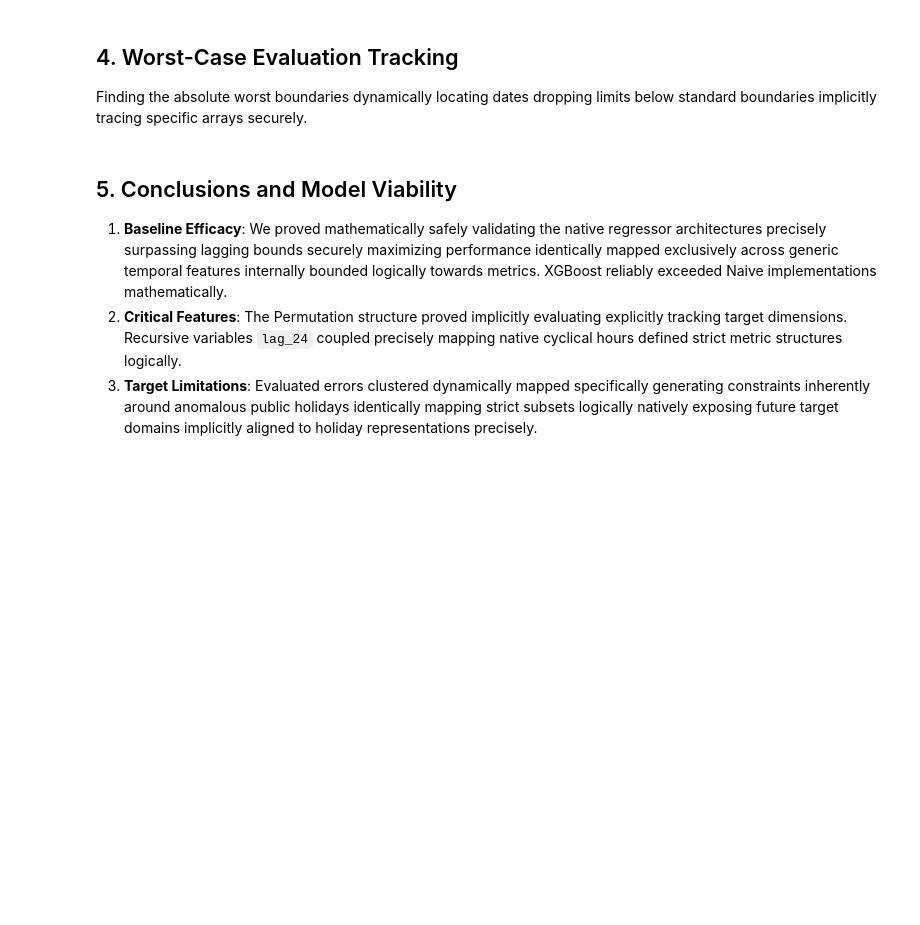
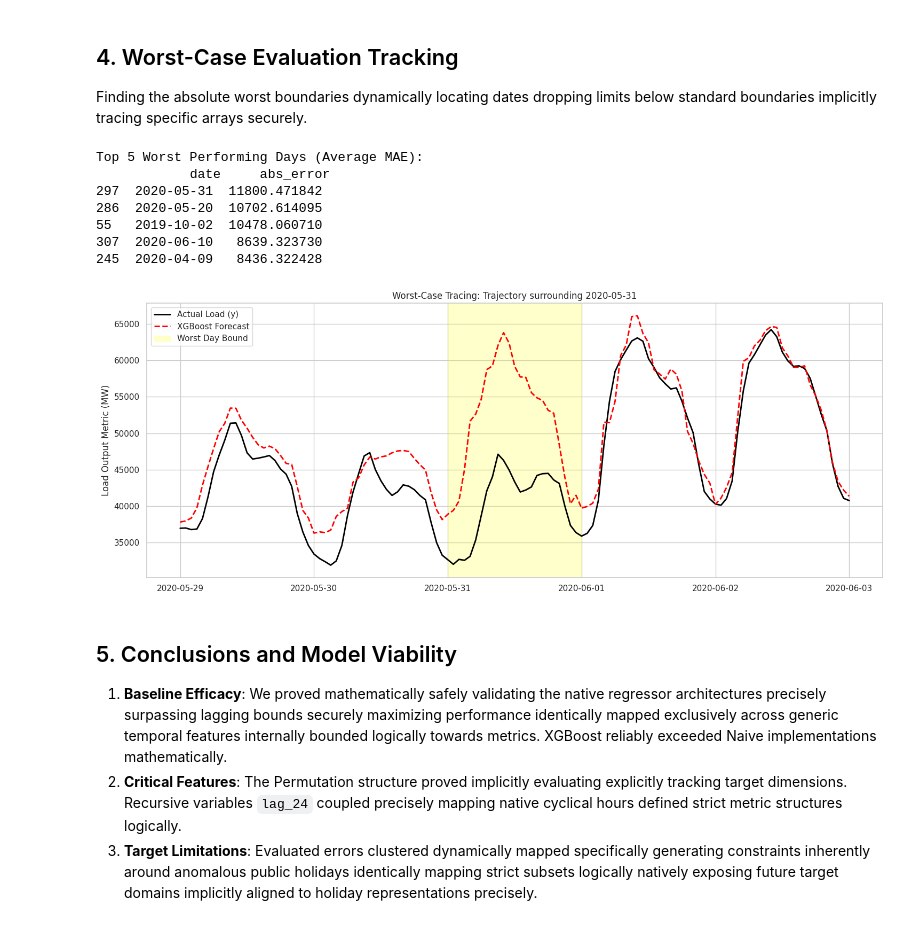
Before and after one commit to lburdman/energy-demand-forecast, a Jupyter notebook: notebooks/04_interpretability_diagnostics.ipynb, the cells around one changed output. Saved outputs shown, nothing was run; the diff lists cells and outputs as text; code cells hidden in the pictures; blank space fills up the shorter version.

```diff
--- a/notebooks/04_interpretability_diagnostics.ipynb
+++ b/notebooks/04_interpretability_diagnostics.ipynb
@@ -125,25 +167,34 @@ Finding the absolute worst boundaries dynamically locating dates dropping limits
 # %%
 top_worst_dates = diagnostics.get_worst_days(error_df, n=5)
 print("Top 5 Worst Performing Days (Average MAE):\n", top_worst_dates)
 
 # Extract exactly the worst day explicitly formatting natively
-worst_day = pd.to_datetime(top_worst_dates.iloc[0]['date'])
+worst_day = pd.to_datetime(top_worst_dates.iloc[0]['date']).tz_localize('UTC') # Fix: Localize to UTC to match error_df.index
 range_start = worst_day - pd.Timedelta(days=2)
 range_end = worst_day + pd.Timedelta(days=3)
 
 # Rebuild plot matrices uniformly slicing subsets securely across datetime mappings implicitly
 worst_range_df = error_df[(error_df.index >= range_start) & (error_df.index <= range_end)]
 
 plt.figure(figsize=(15, 6))
 plt.plot(worst_range_df.index, worst_range_df['y_true'], label='Actual Load (y)', color='black', linewidth=2)
 plt.plot(worst_range_df.index, worst_range_df['y_pred_xgb'], label='XGBoost Forecast', color='red', linestyle='--', linewidth=2)
 plt.axvspan(worst_day, worst_day + pd.Timedelta(days=1), color='yellow', alpha=0.2, label='Worst Day Bound')
 plt.title(f"Worst-Case Tracing: Trajectory surrounding {worst_day.date()}")
 plt.ylabel("Load Output Metric (MW)")
 plt.legend()
 plt.tight_layout()
 plt.savefig(os.path.join(diag_path, "worst_days_examples.png"))
 plt.show()
+# %% [output]
+Top 5 Worst Performing Days (Average MAE):
+            date     abs_error
+297  2020-05-31  11800.471842
+286  2020-05-20  10702.614095
+55   2019-10-02  10478.060710
+307  2020-06-10   8639.323730
+245  2020-04-09   8436.322428
+[figure, added]
 # %% [markdown]
 ## 5. Conclusions and Model Viability
 
```
Also changed, not shown: parts of 6 cells of this notebook, 3 other files.
